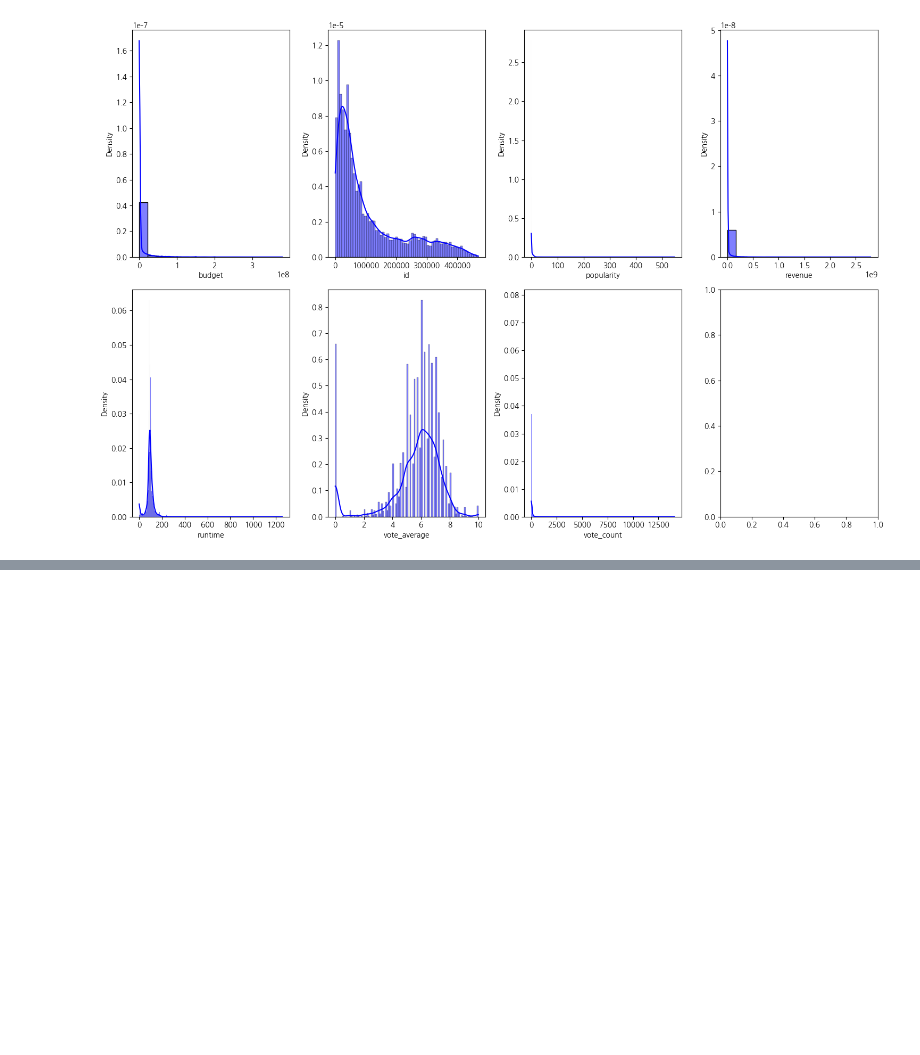
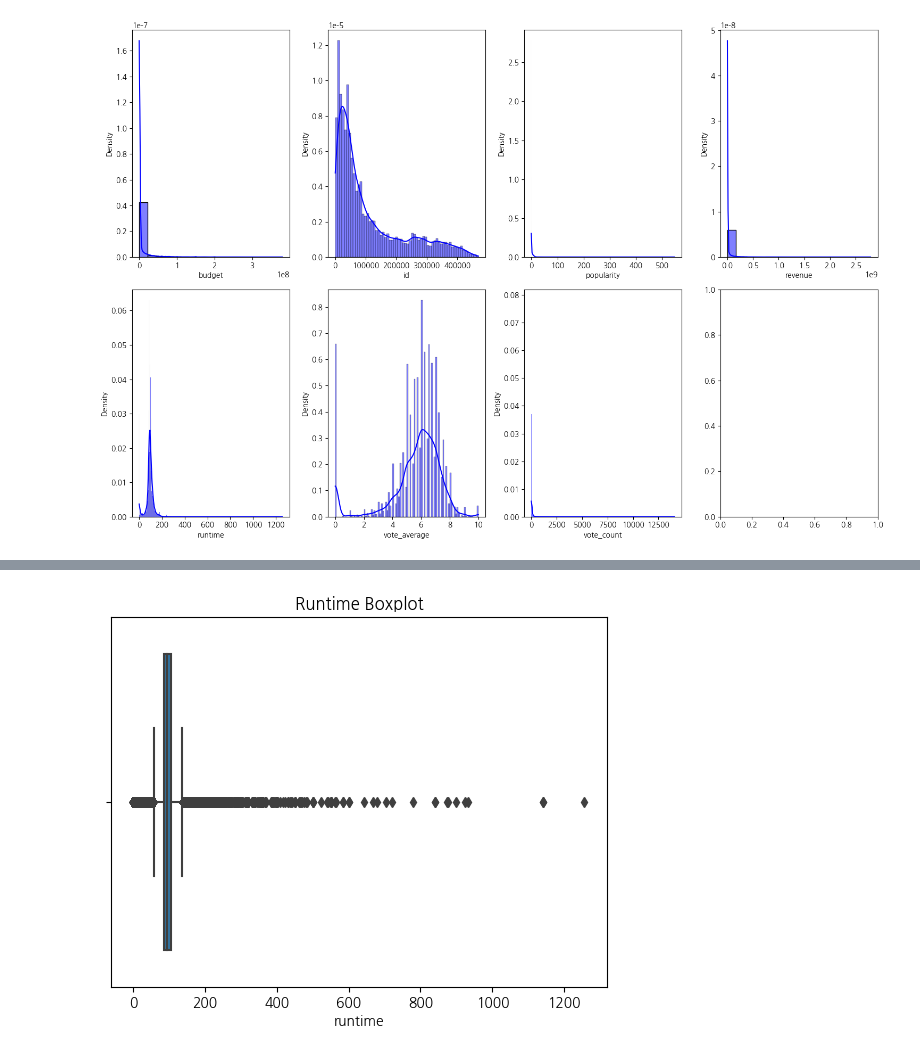
Before and after one commit to viola2002/dartb, a Jupyter notebook: toy_project/2024_Autumn/code/movie metadata EDA.ipynb, the cells around one changed output, grey strips where cells are left out. Cells and saved outputs as stored; diff of their text form; code cells hidden in the pictures; blank space fills up the shorter version.

```diff
--- a/toy_project/2024_Autumn/code/movie metadata EDA.ipynb
+++ b/toy_project/2024_Autumn/code/movie metadata EDA.ipynb
@@ -387,0 +486,6 @@ mvmd_selected.describe()
+# %%
+sns.boxplot(x=mvmd_selected['runtime'])
+plt.title('Runtime Boxplot')
+plt.show()
+# %% [output]
+[figure, added]
```
Also changed, not shown: parts of 39 cells of this notebook.
